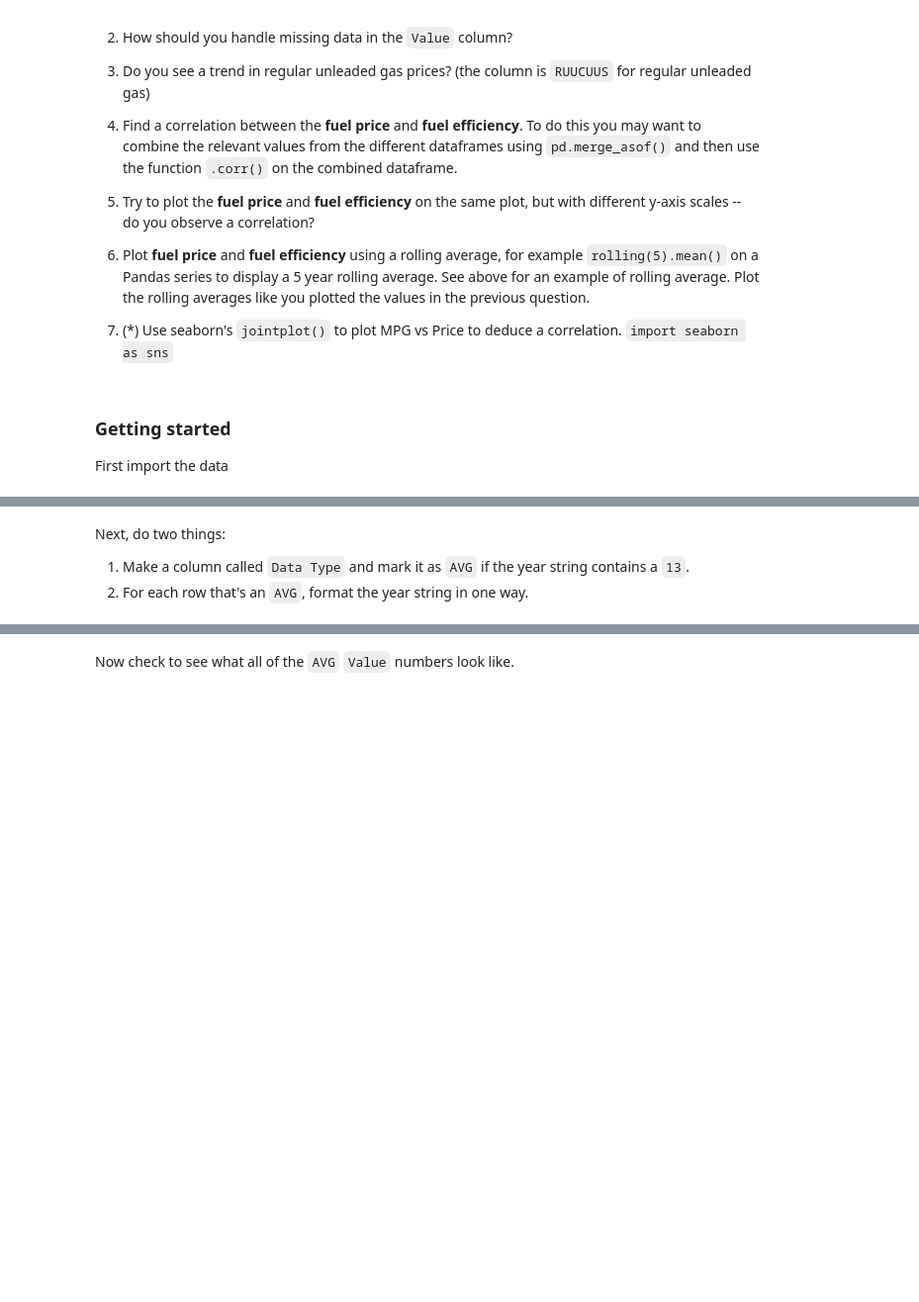
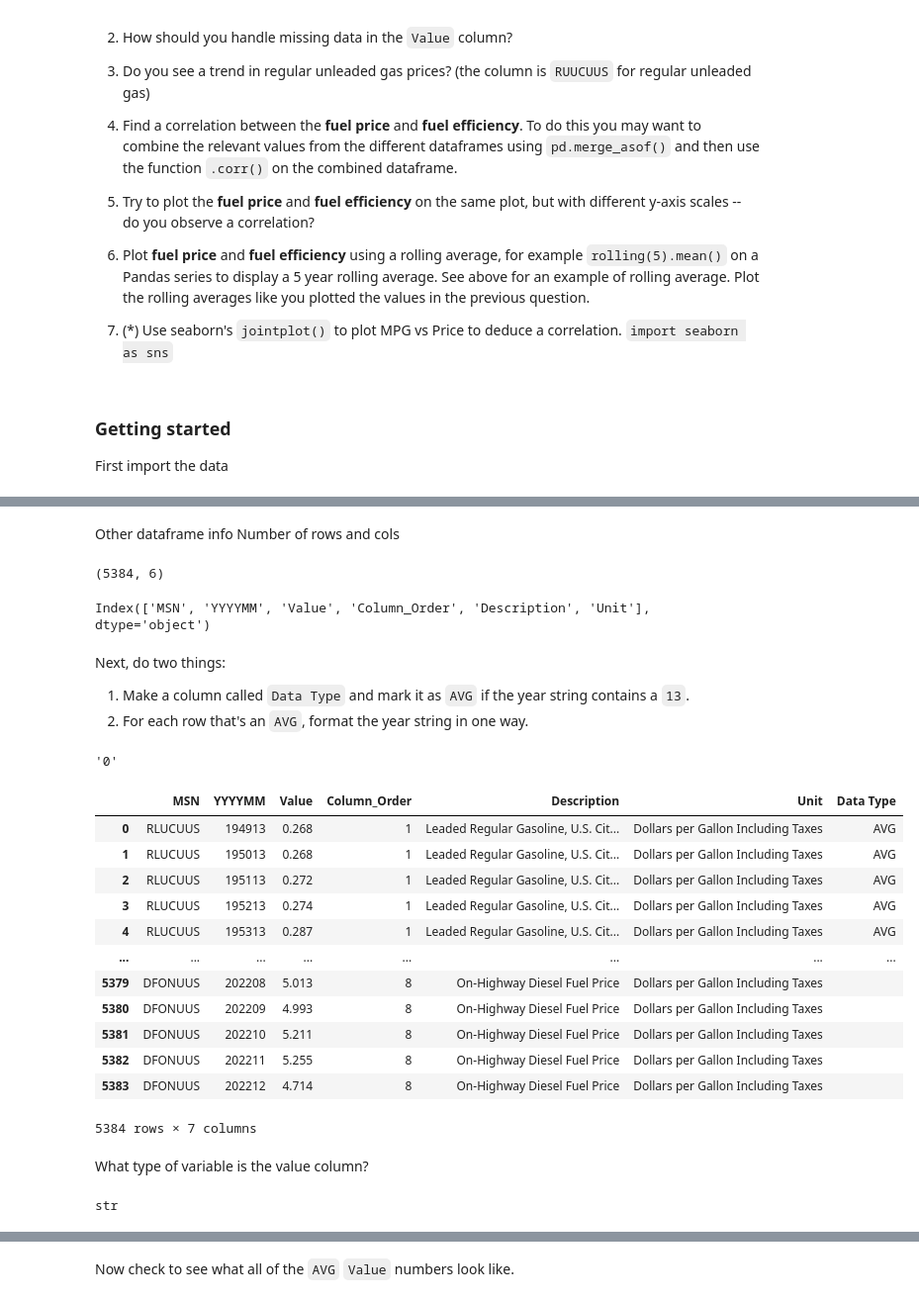
Before and after one commit to dalexa10/Python_Data_Science, a Jupyter notebook: collecting-organizing-analyzing-basics/collecting-organizing-analyzing-data.ipynb, the cells around one changed output, grey strips where cells are left out. Shown at 99% size. Cells and saved outputs as stored; diff of their text form; code cells hidden in the pictures; blank space fills up the shorter version.

```diff
--- a/collecting-organizing-analyzing-basics/collecting-organizing-analyzing-data.ipynb
+++ b/collecting-organizing-analyzing-basics/collecting-organizing-analyzing-data.ipynb
@@ -557,5 +571,52 @@ pricedf
+# %% [markdown]
+Other dataframe info
+Number of rows and cols
+# %%
+pricedf.shape
+# %% [output]
+(5384, 6)
+# %%
+pricedf.columns
+# %% [output]
+Index(['MSN', 'YYYYMM', 'Value', 'Column_Order', 'Description', 'Unit'], dtype='object')
 # %% [markdown]
 Next, do two things:
 
 1. Make a column called `Data Type` and mark it as `AVG` if the year string contains a `13`.
 2. For each row that's an `AVG`, format the year string in one way.
+# %%
+x = str(1000)
+x[-2]
+# %% [output]
+'0'
+# %%
+def marker_avg(x):
+  if str(x)[-2:] == '13':
+    return 'AVG'
+  else:
+    return ''
+
+
+pricedf['Data Type'] = pricedf['YYYYMM'].apply(marker_avg)
+
+pricedf
+# %% [output]
+|  | MSN | YYYYMM | Value | Column_Order | Description | Unit | Data Type |
+| 0 | RLUCUUS | 194913 | 0.268 | 1 | Leaded Regular Gasoline, U.S. Cit... | Dollars per Gallon Including Taxes | AVG |
+| 1 | RLUCUUS | 195013 | 0.268 | 1 | Leaded Regular Gasoline, U.S. Cit... | Dollars per Gallon Including Taxes | AVG |
+| 2 | RLUCUUS | 195113 | 0.272 | 1 | Leaded Regular Gasoline, U.S. Cit... | Dollars per Gallon Including Taxes | AVG |
+| 3 | RLUCUUS | 195213 | 0.274 | 1 | Leaded Regular Gasoline, U.S. Cit... | Dollars per Gallon Including Taxes | AVG |
+| 4 | RLUCUUS | 195313 | 0.287 | 1 | Leaded Regular Gasoline, U.S. Cit... | Dollars per Gallon Including Taxes | AVG |
+| ... | ... | ... | ... | ... | ... | ... | ... |
+| 5379 | DFONUUS | 202208 | 5.013 | 8 | On-Highway Diesel Fuel Price | Dollars per Gallon Including Taxes |  |
+| 5380 | DFONUUS | 202209 | 4.993 | 8 | On-Highway Diesel Fuel Price | Dollars per Gallon Including Taxes |  |
+| 5381 | DFONUUS | 202210 | 5.211 | 8 | On-Highway Diesel Fuel Price | Dollars per Gallon Including Taxes |  |
+| 5382 | DFONUUS | 202211 | 5.255 | 8 | On-Highway Diesel Fuel Price | Dollars per Gallon Including Taxes |  |
+| 5383 | DFONUUS | 202212 | 4.714 | 8 | On-Highway Diesel Fuel Price | Dollars per Gallon Including Taxes |  |
+5384 rows × 7 columns
+# %% [markdown]
+What type of variable is the value column?
+# %%
+type(pricedf['Value'][0])
+# %% [output]
+str
```
Also changed, not shown: parts of 8 cells of this notebook.
